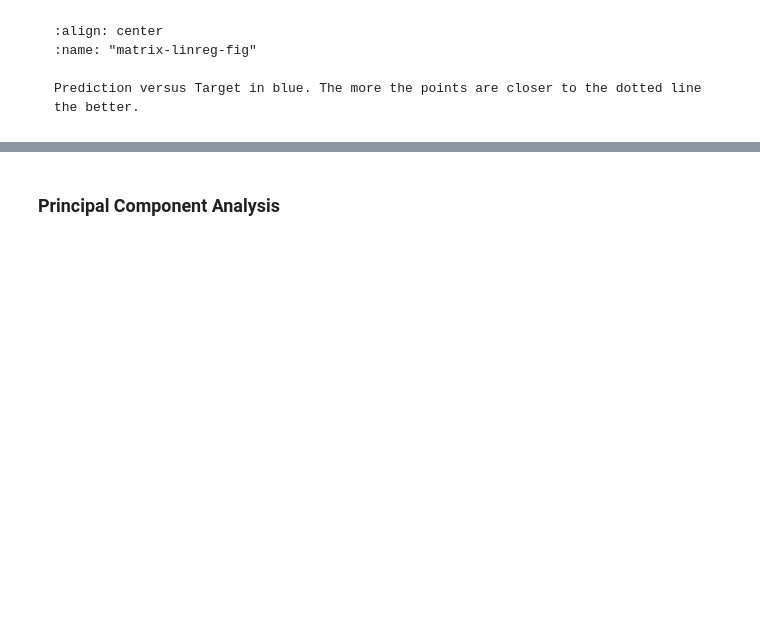
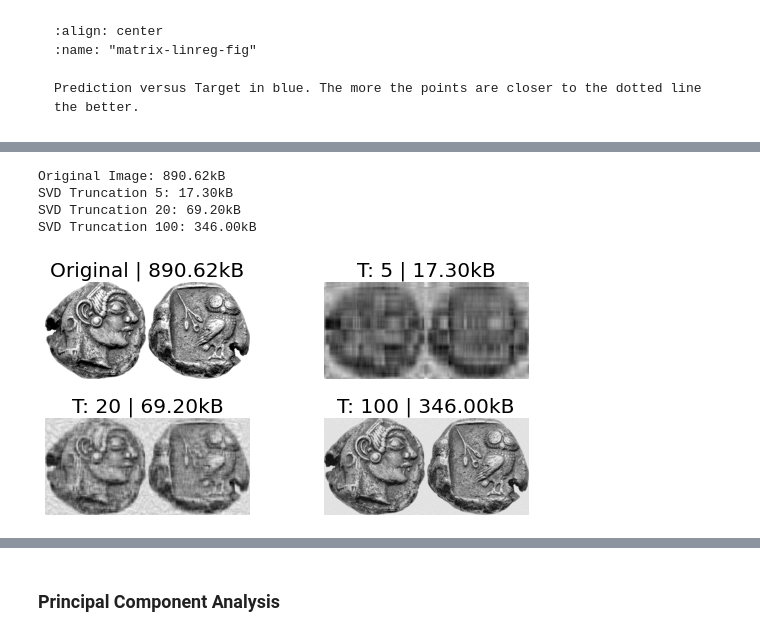
Before and after one commit to yliess86/DataDrivenScienceBook, a Jupyter notebook: data_driven_science_book/linear_algebra.ipynb, the cells around one changed output, grey strips where cells are left out. Drawn from its saved outputs; the diff is of its cells as text; code cells hidden in the pictures; blank space fills up the shorter version.

Commit message:
Image Compression

```diff
--- a/data_driven_science_book/linear_algebra.ipynb
+++ b/data_driven_science_book/linear_algebra.ipynb
@@ -2266,0 +2267,58 @@ Prediction versus Target in blue. The more the points are closer to the dotted l
+# %%
+from io import BytesIO
+from PIL import Image
+
+import numpy as np
+import requests
+
+
+# Load Image in memory from wikipedia and make it grayscale
+base = "https://upload.wikimedia.org/wikipedia/commons/d/da/"
+url = base + "Athens_coin_discovered_in_Pushkalavati.jpg"
+response = requests.get(url)
+img = np.array(Image.open(BytesIO(response.content)).convert("L"))
+
+# Compute SVD of the image
+U, S, V_T = np.linalg.svd(img, full_matrices=False)
+
+# Compress the Image
+truncations = [5, 20, 100]
+compressions = [U[:, :t] @ np.diag(S[:t]) @ V_T[:t, :] for t in truncations]
+
+# Compute srotage
+to_kB = lambda x: x * 3 / 1024
+img_storage = to_kB(np.multiply(*img.shape))
+
+size = lambda U, S, V_T: np.multiply(*U.shape) + len(S) + np.multiply(*V_T.shape)
+storages = [to_kB(size(U[:, :t], S[:t], V_T[:t, :])) for t in truncations]
+
+print(f"Original Image: {img_storage:.2f}kB")
+for t, s in zip(truncations, storages):
+    print(f"SVD Truncation {t}: {s:.2f}kB")
+# %% [output]
+Original Image: 890.62kB
+SVD Truncation 5: 17.30kB
+SVD Truncation 20: 69.20kB
+SVD Truncation 100: 346.00kB
+# %%
+import matplotlib.pyplot as plt
+plt.ion()
+plt.style.use('fivethirtyeight')
+
+fig = plt.figure(figsize=(8, 4), facecolor="white")
+axes = [fig.add_subplot(2, 2, (i % 2) + (i // 2) * 2 + 1) for i in range(4)]
+
+images = [img] + compressions
+truncs = [len(V_T)] + truncations
+stores = [img_storage] + storages
+
+for i, (ax, img, t, s) in enumerate(zip(axes, images, truncs, stores)):
+    ax.imshow(img, cmap="gray")
+    ax.set_axis_off()
+    if i == 0: ax.title.set_text(f"Original | {s:.2f}kB")
+    else: ax.title.set_text(f"T: {t} | {s:.2f}kB")
+
+fig.subplots_adjust(hspace=0.40, wspace=0.25)
+fig.canvas.draw()
+# %% [output]
+[figure, added]
```
Also changed, not shown: parts of 7 cells of this notebook.
